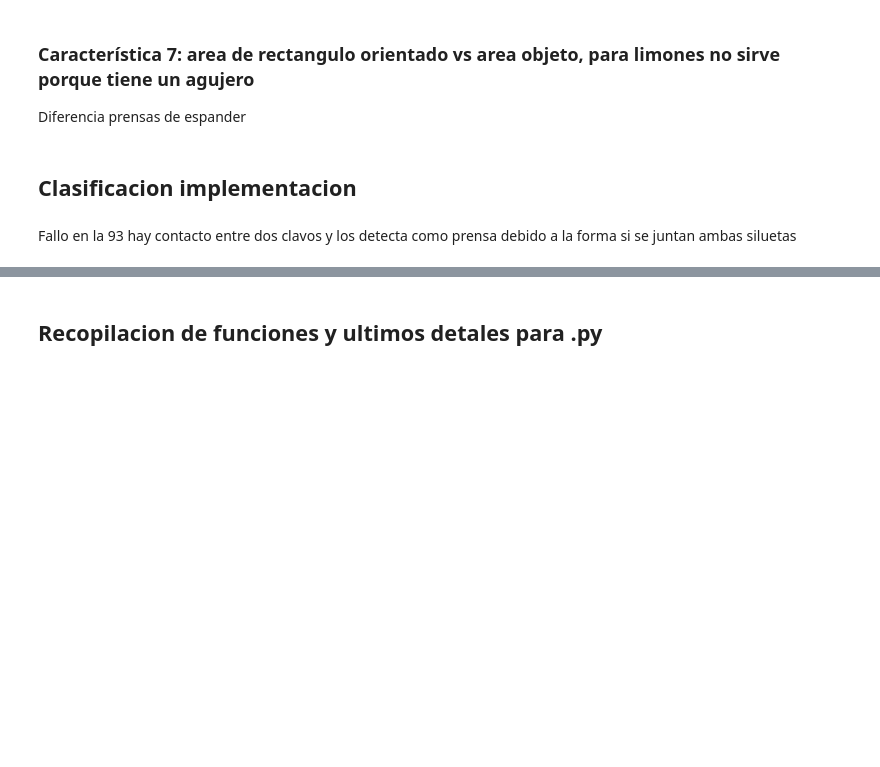
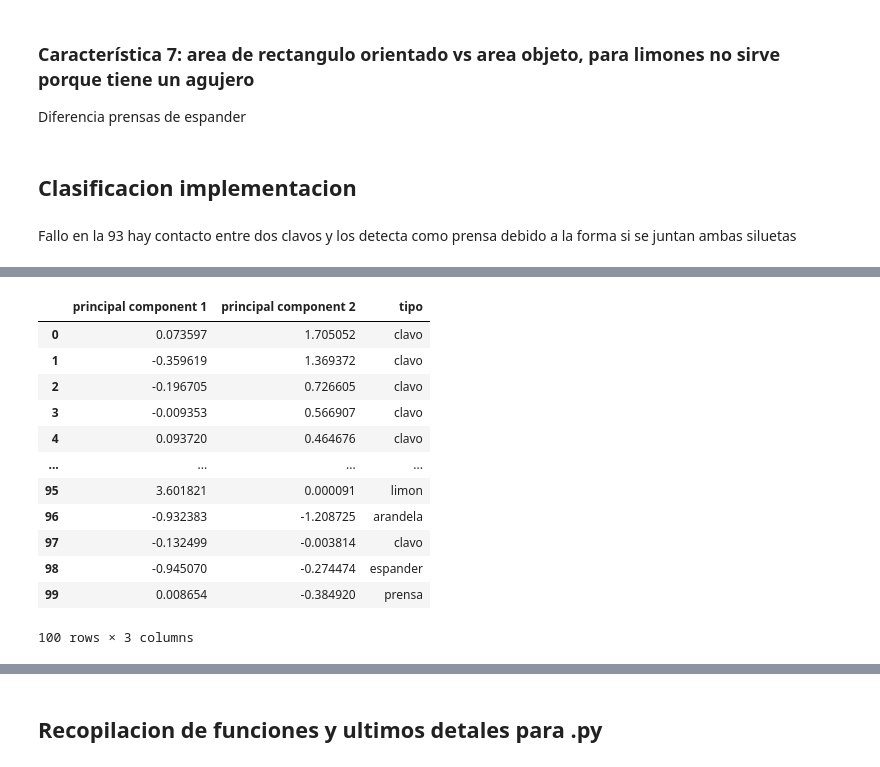
Before and after one commit to carlosjaravas/-Tarea_4_Vision, a Jupyter notebook: Tarea4.ipynb, the cells around one changed output, grey strips where cells are left out. Drawn from its saved outputs; the diff is of its cells as text; code cells hidden in the pictures; blank space fills up the shorter version.

```diff
--- a/Tarea4.ipynb
+++ b/Tarea4.ipynb
@@ -1203,0 +1324,22 @@ print(files)
+# %%
+#Cambiando de numero a tipo
+#finalDf["tipo"].replace(1, 'clavo',inplace=True)
+#finalDf["tipo"].replace(2, 'arandela',inplace=True)
+#finalDf["tipo"].replace(3, 'prensa',inplace=True)
+#finalDf["tipo"].replace(4, 'espander',inplace=True)
+#finalDf["tipo"].replace(5, 'limon',inplace=True)
+finalDf
+# %% [output]
+|  | principal component 1 | principal component 2 | tipo |
+| 0 | 0.073597 | 1.705052 | clavo |
+| 1 | -0.359619 | 1.369372 | clavo |
+| 2 | -0.196705 | 0.726605 | clavo |
+| 3 | -0.009353 | 0.566907 | clavo |
+| 4 | 0.093720 | 0.464676 | clavo |
+| ... | ... | ... | ... |
+| 95 | 3.601821 | 0.000091 | limon |
+| 96 | -0.932383 | -1.208725 | arandela |
+| 97 | -0.132499 | -0.003814 | clavo |
+| 98 | -0.945070 | -0.274474 | espander |
+| 99 | 0.008654 | -0.384920 | prensa |
+100 rows × 3 columns
```
Also changed, not shown: parts of 13 cells of this notebook, 1 other file.
